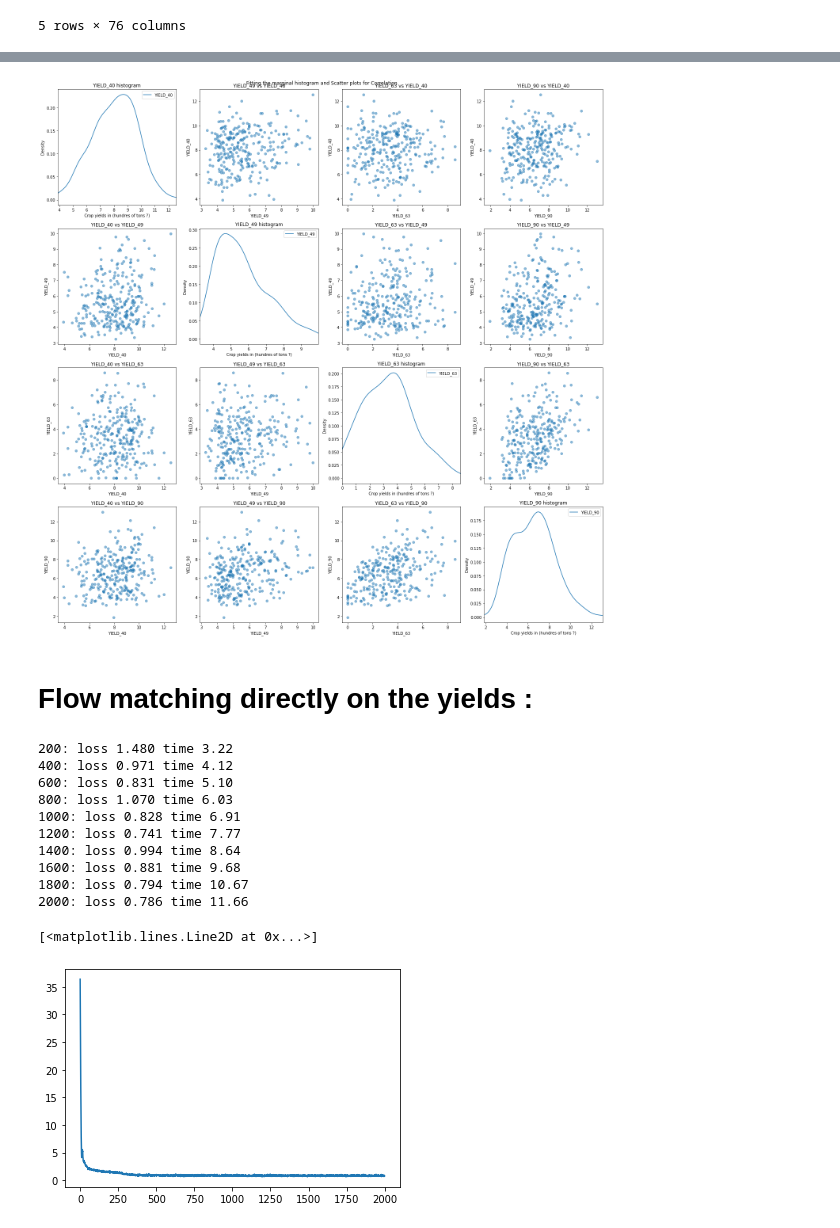
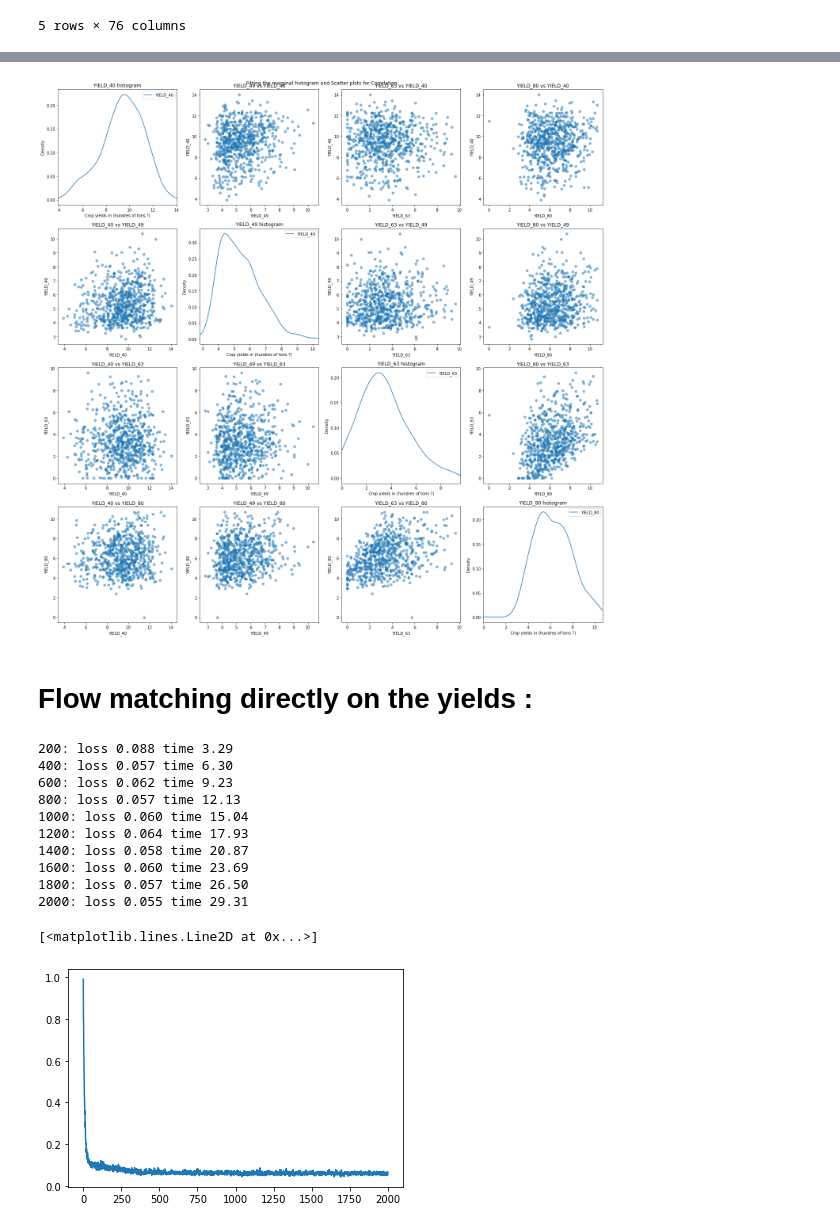
Before and after one commit to elkhomar/Genhack3, a Jupyter notebook: FlowMatching.ipynb, the cells around one changed output, grey strips where cells are left out. Drawn from its saved outputs; the diff is of its cells as text; code cells hidden in the pictures.

```diff
--- a/FlowMatching.ipynb
+++ b/FlowMatching.ipynb
@@ -62,6 +64,7 @@ aux_columns = ['Q40', 'Q49', 'Q63', 'Q80']
 nb_weather_var = len([x for x in dataset.columns if not (x in features or x in aux_columns) ])
 
 dataset = dataset[(dataset['Q40'] <= 6.4897) & (dataset['Q49'] <= 3.3241) & (dataset['Q63'] <= 7.1301) & (dataset['Q80'] <= 5.1292)]
+dataset.drop(['Q40', 'Q49', 'Q63', 'Q80'], axis=1, inplace=True)
 print(dataset.shape)
 dataset.head()
 # %% [output]
@@ -90,6 +80,43 @@ dataset['Q90'].hist(bins=100)
+# %%
+#Some feature engineering for later
+
+dataset['AvgTemp_1_40'] = (dataset['W_1_40'] + dataset['W_2_40'] + dataset['W_3_40'])/3
+dataset['AvgTemp_1_49'] = (dataset['W_1_49'] + dataset['W_2_49'] + dataset['W_3_49'])/3
+dataset['AvgTemp_1_63'] = (dataset['W_1_63'] + dataset['W_2_63'] + dataset['W_3_63'])/3
+dataset['AvgTemp_1_80'] = (dataset['W_1_80'] + dataset['W_2_80'] + dataset['W_3_80'])/3
+
+dataset['AvgTemp_2_40'] = (dataset['W_4_40'] + dataset['W_5_40'] + dataset['W_6_40'])/3
+dataset['AvgTemp_2_49'] = (dataset['W_4_49'] + dataset['W_5_49'] + dataset['W_6_49'])/3
+dataset['AvgTemp_2_63'] = (dataset['W_4_63'] + dataset['W_5_63'] + dataset['W_6_63'])/3
+dataset['AvgTemp_2_80'] = (dataset['W_4_80'] + dataset['W_5_80'] + dataset['W_6_80'])/3
+
+dataset['AvgTemp_3_40'] = (dataset['W_7_40'] + dataset['W_8_40'] + dataset['W_9_40'])/3
+dataset['AvgTemp_3_49'] = (dataset['W_7_49'] + dataset['W_8_49'] + dataset['W_9_49'])/3
+dataset['AvgTemp_3_63'] = (dataset['W_7_63'] + dataset['W_8_63'] + dataset['W_9_63'])/3
+dataset['AvgTemp_3_80'] = (dataset['W_7_80'] + dataset['W_8_80'] + dataset['W_9_80'])/3
+
+dataset['AvgWeath_1_40'] = (dataset['W_10_40'] + dataset['W_11_40'] + dataset['W_12_40'])/3
+dataset['AvgWeath_1_49'] = (dataset['W_10_49'] + dataset['W_11_49'] + dataset['W_12_49'])/3
+dataset['AvgWeath_1_63'] = (dataset['W_10_63'] + dataset['W_11_63'] + dataset['W_12_63'])/3
+dataset['AvgWeath_1_80'] = (dataset['W_10_80'] + dataset['W_11_80'] + dataset['W_12_80'])/3
+
+dataset['AvgWeath_2_40'] = (dataset['W_13_40'] + dataset['W_14_40'] + dataset['W_15_40'])/3
+dataset['AvgWeath_2_49'] = (dataset['W_13_49'] + dataset['W_14_49'] + dataset['W_15_49'])/3
+dataset['AvgWeath_2_63'] = (dataset['W_13_63'] + dataset['W_14_63'] + dataset['W_15_63'])/3
+dataset['AvgWeath_2_80'] = (dataset['W_13_80'] + dataset['W_14_80'] + dataset['W_15_80'])/3
+
+dataset['AvgWeath_3_40'] = (dataset['W_16_40'] + dataset['W_17_40'] + dataset['W_18_40'])/3
+dataset['AvgWeath_3_49'] = (dataset['W_16_49'] + dataset['W_17_49'] + dataset['W_18_49'])/3
+dataset['AvgWeath_3_63'] = (dataset['W_16_63'] + dataset['W_17_63'] + dataset['W_18_63'])/3
+dataset['AvgWeath_3_80'] = (dataset['W_16_80'] + dataset['W_17_80'] + dataset['W_18_80'])/3
+# %%
+#Train / Test split :
+train_data, test_data = train_test_split(dataset, test_size=0.3, random_state=seed)
 # %%
 # Use only the YIELD data :
-X= dataset[['YIELD_40', 'YIELD_49', 'YIELD_63', 'YIELD_90']]
+X= train_data[features]
+X_train = X.copy()
+X_test = test_data[features]
 
 # Plotting density plots
 plt.figure(figsize=(20, 20))
@@ -98,31 +125,31 @@ for k in range(len(X.columns)):
     plt.subplot(4, 4, 5*k + 1)
 
     X[yield_ind].plot.density()
     mu, std = X[yield_ind].mean(), X[yield_ind].std()
     xmin, xmax = np.min(X[yield_ind]), np.max(X[yield_ind])
     plt.xlim(xmin, xmax)
 
     plt.title(yield_ind + " histogram")
     plt.xlabel("Crop yields in (hundres of tons ?)")
     plt.ylabel("Density")
     plt.legend()
 
 # Plotting scatter plots for correlation
 for i in range(len(X.columns)):
     for j in range(len(X.columns)):
         if i != j:
             plt.subplot(4, 4, 1 + i + 4*j)
 
             x = X.iloc[:, i]
             y = X.iloc[:, j]
 
             plt.scatter(x, y, alpha=0.5)
             plt.title(f"{X.columns[i]} vs {X.columns[j]}")
             plt.xlabel(X.columns[i])
             plt.ylabel(X.columns[j])
 
 plt.suptitle("Fitting the marginal histogram and Scatter plots for Correlation")
 plt.tight_layout()
 plt.show()
 # %% [output]
-[figure, old version]
+[figure, new version]
@@ -132,9 +220,12 @@ plt.show()
 sigma = 0.1
 dim = 4
 batch_size = 256
-model = MLP(dim=dim, time_varying=True, w=128)
+model = MLP(dim=dim, time_varying=True, w=64)
 optimizer = torch.optim.Adam(model.parameters())
-FM = ConditionalFlowMatcher(sigma=sigma)
+FM = ExactOptimalTransportConditionalFlowMatcher(sigma=sigma)
+
+scaler = StandardScaler()
+X = pd.DataFrame(scaler.fit_transform(X))
 
 losses = []
 start = time.time()
@@ -159,16 +250,16 @@ for k in range(2000):
 
 plt.plot(losses)
 # %% [output]
-200: loss 1.480 time 3.22
-400: loss 0.971 time 4.12
-600: loss 0.831 time 5.10
-800: loss 1.070 time 6.03
-1000: loss 0.828 time 6.91
-1200: loss 0.741 time 7.77
-1400: loss 0.994 time 8.64
-1600: loss 0.881 time 9.68
-1800: loss 0.794 time 10.67
-2000: loss 0.786 time 11.66
+200: loss 0.088 time 3.29
+400: loss 0.057 time 6.30
+600: loss 0.062 time 9.23
+800: loss 0.057 time 12.13
+1000: loss 0.060 time 15.04
+1200: loss 0.064 time 17.93
+1400: loss 0.058 time 20.87
+1600: loss 0.060 time 23.69
+1800: loss 0.057 time 26.50
+2000: loss 0.055 time 29.31
 [<matplotlib.lines.Line2D at 0x...>]
-[figure, old version]
+[figure, new version]
 # %%
```
Also changed, not shown: parts of 16 cells of this notebook.
